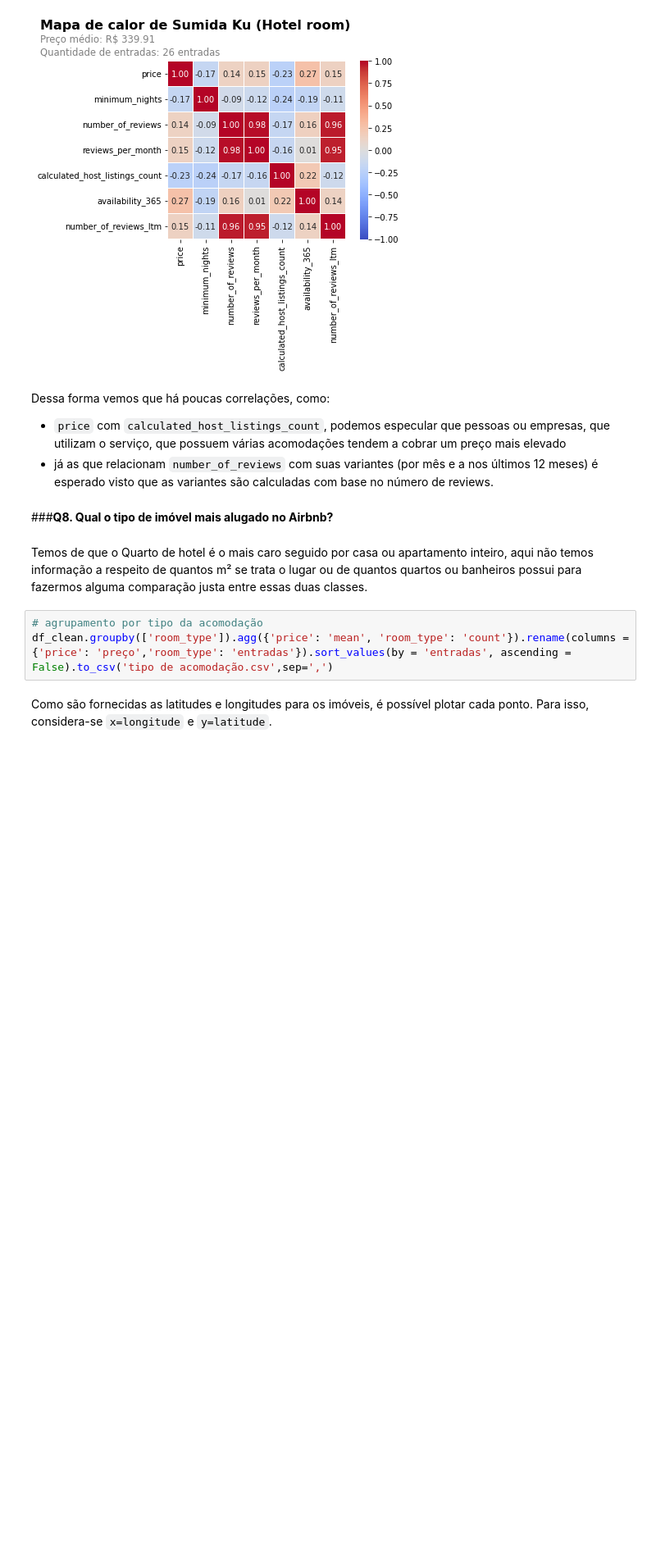
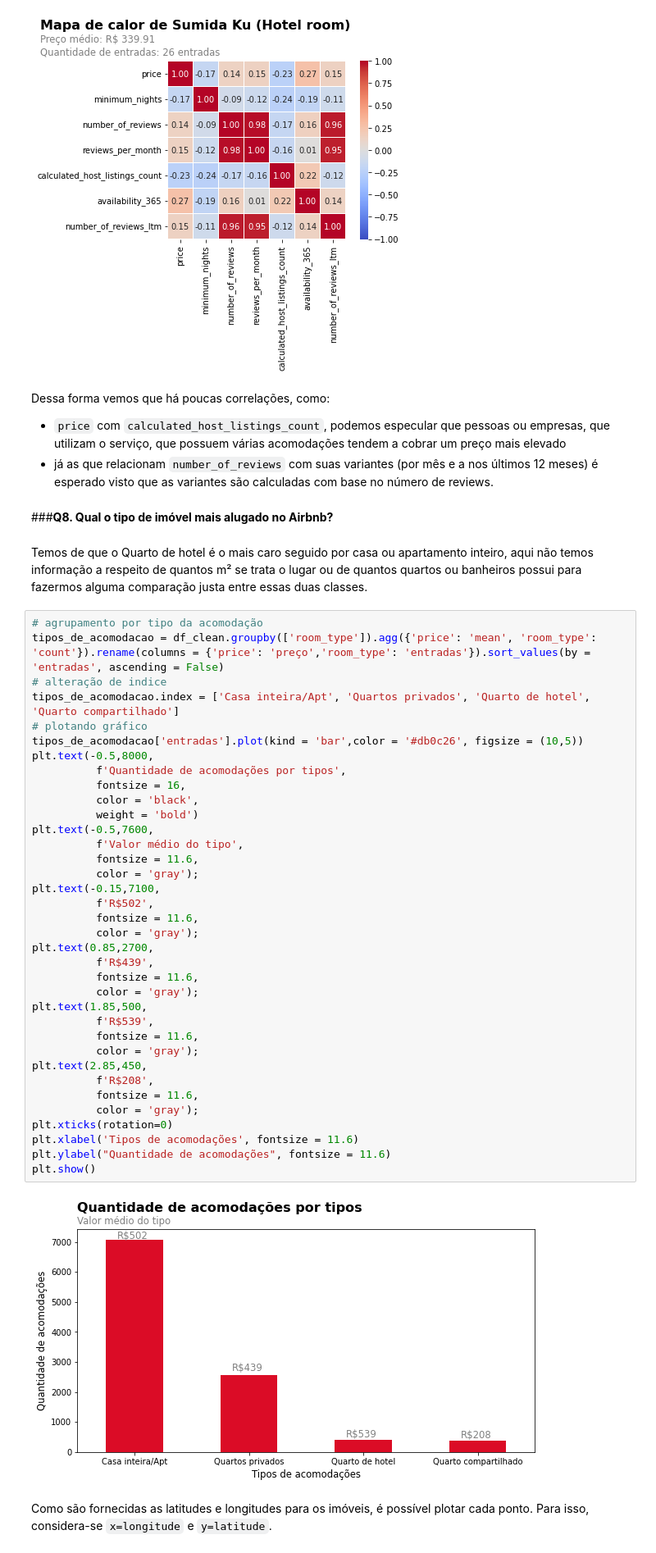
Before and after one commit to douglascdsantos/data_science, a Jupyter notebook: projetos/analisando_os_dados_do_airbnb_(tokyo)/notebook/Analisando_os_Dados_do_Airbnb_(Tokyo).ipynb, the cells around one changed output. Shown at 82% size. Drawn from its saved outputs; the diff is of its cells as text; blank space fills up the shorter version.

Commit message:
atualização de gráfico com tipo de acomodação

```diff
--- a/projetos/analisando_os_dados_do_airbnb_(tokyo)/notebook/Analisando_os_Dados_do_Airbnb_(Tokyo).ipynb
+++ b/projetos/analisando_os_dados_do_airbnb_(tokyo)/notebook/Analisando_os_Dados_do_Airbnb_(Tokyo).ipynb
@@ -488,9 +472,44 @@ Dessa forma vemos que há poucas correlações, como:
 ###**Q8. Qual o tipo de imóvel mais alugado no Airbnb?**
 # %% [markdown]
 Temos de que o Quarto de hotel é o mais caro seguido por casa ou apartamento inteiro, aqui não temos informação a respeito de quantos m² se trata o lugar ou de quantos quartos ou banheiros possui para fazermos alguma comparação justa entre essas duas classes.
-# %%
-# agrupamento por tipo da acomodação
-df_clean.groupby(['room_type']).agg({'price': 'mean', 'room_type': 'count'}).rename(columns = {'price': 'preço','room_type': 'entradas'}).sort_values(by = 'entradas', ascending = False).to_csv('tipo de acomodação.csv',sep=',')
+# %%
+# agrupamento por tipo da acomodação
+tipos_de_acomodacao = df_clean.groupby(['room_type']).agg({'price': 'mean', 'room_type': 'count'}).rename(columns = {'price': 'preço','room_type': 'entradas'}).sort_values(by = 'entradas', ascending = False)
+# alteração de indice
+tipos_de_acomodacao.index = ['Casa inteira/Apt', 'Quartos privados', 'Quarto de hotel', 'Quarto compartilhado']
+# plotando gráfico
+tipos_de_acomodacao['entradas'].plot(kind = 'bar',color = '#db0c26', figsize = (10,5))
+plt.text(-0.5,8000,
+          f'Quantidade de acomodações por tipos',
+          fontsize = 16,
+          color = 'black',
+          weight = 'bold')
+plt.text(-0.5,7600,
+          f'Valor médio do tipo',
+          fontsize = 11.6,
+          color = 'gray');
+plt.text(-0.15,7100,
+          f'R$502',
+          fontsize = 11.6,
+          color = 'gray');
+plt.text(0.85,2700,
+          f'R$439',
+          fontsize = 11.6,
+          color = 'gray');
+plt.text(1.85,500,
+          f'R$539',
+          fontsize = 11.6,
+          color = 'gray');
+plt.text(2.85,450,
+          f'R$208',
+          fontsize = 11.6,
+          color = 'gray');
+plt.xticks(rotation=0)
+plt.xlabel('Tipos de acomodações', fontsize = 11.6)
+plt.ylabel("Quantidade de acomodações", fontsize = 11.6)
+plt.show()
+# %% [output]
+[figure, added]
 # %% [markdown]
 Como são fornecidas as latitudes e longitudes para os imóveis, é possível plotar cada ponto. Para isso, considera-se `x=longitude` e `y=latitude`.
 # %%
```
Also changed, not shown: parts of 3 cells of this notebook.
